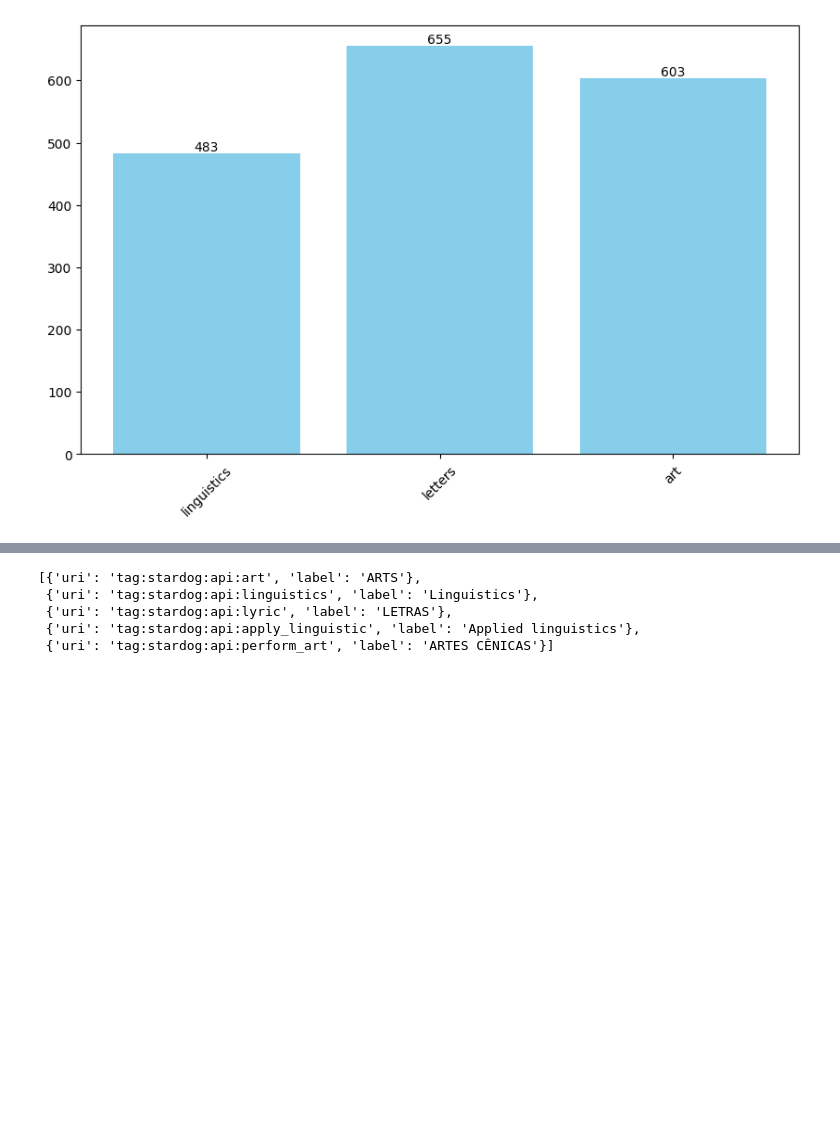
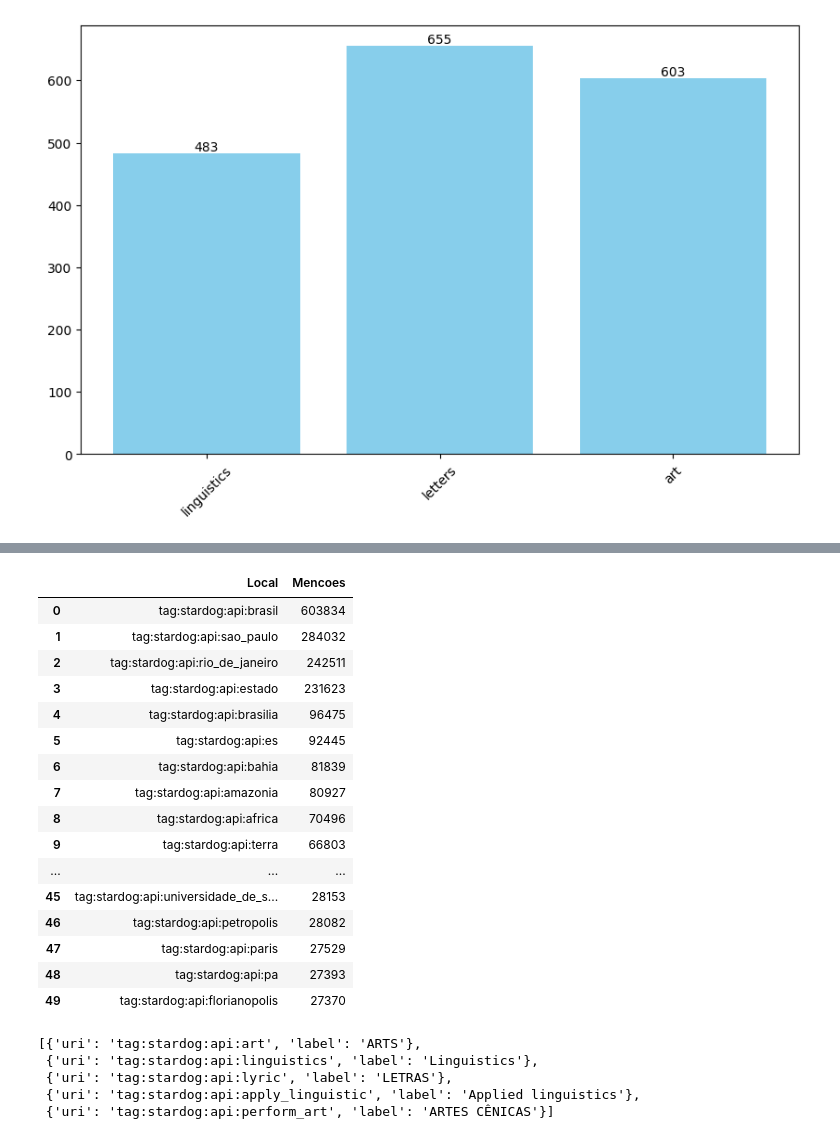
Before and after one commit to fabiocorreacordeiro/Indigenous-Slavery-KG, a Jupyter notebook: EDA.ipynb, the cells around one changed output, grey strips where cells are left out. Cells and saved outputs as stored; diff of their text form; code cells hidden in the pictures; blank space fills up the shorter version.

```diff
--- a/EDA.ipynb
+++ b/EDA.ipynb
@@ -511,3 +541,29 @@ cnpq_plot(CNPQ_nivel_1)
+# %%
+pessoas = graph.query("""
+MATCH (n:Place)<-[:mentions]-(d)
+RETURN n.uri as Local, count(d) as Mencoes
+ORDER BY Mencoes desc
+LIMIT 50
+""")
+pd.DataFrame(pessoas, columns=['Local', 'Mencoes'])
+# %% [output]
+|  | Local | Mencoes |
+| 0 | tag:stardog:api:brasil | 603834 |
+| 1 | tag:stardog:api:sao_paulo | 284032 |
+| 2 | tag:stardog:api:rio_de_janeiro | 242511 |
+| 3 | tag:stardog:api:estado | 231623 |
+| 4 | tag:stardog:api:brasilia | 96475 |
+| 5 | tag:stardog:api:es | 92445 |
+| 6 | tag:stardog:api:bahia | 81839 |
+| 7 | tag:stardog:api:amazonia | 80927 |
+| 8 | tag:stardog:api:africa | 70496 |
+| 9 | tag:stardog:api:terra | 66803 |
+| ... | ... | ... |
+| 45 | tag:stardog:api:universidade_de_s... | 28153 |
+| 46 | tag:stardog:api:petropolis | 28082 |
+| 47 | tag:stardog:api:paris | 27529 |
+| 48 | tag:stardog:api:pa | 27393 |
+| 49 | tag:stardog:api:florianopolis | 27370 |
 # %%
 assuntos_CNPQ_nivel_1 = graph.query("""
 MATCH (n0:CNPQ{uri:'tag:stardog:api:linguistic__letter_and_art'})-[:BFO_0000051]->(n1:CNPQ)
```
Also changed, not shown: parts of 5 cells of this notebook.
